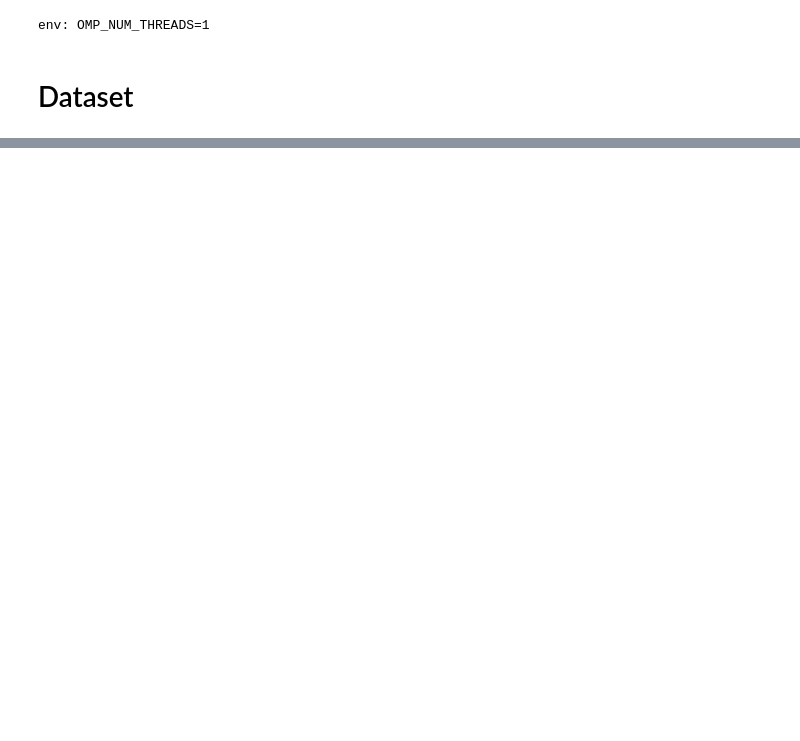
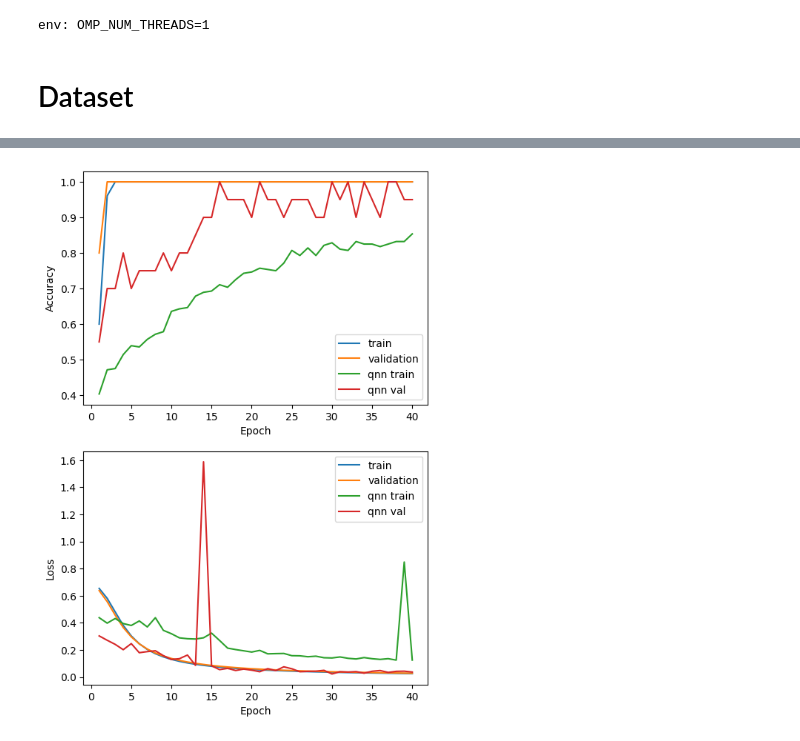
Before and after one commit to Kasymkhankhubiyev/Quatum_ML, a Jupyter notebook: GPU/PennyLane_Binary.ipynb, the cells around one changed output, grey strips where cells are left out. Saved outputs shown, nothing was run; the diff lists cells and outputs as text; code cells hidden in the pictures; blank space fills up the shorter version.

```diff
--- a/GPU/PennyLane_Binary.ipynb
+++ b/GPU/PennyLane_Binary.ipynb
@@ -185,12 +189,14 @@ def cost(var, data_input, labels):
 train_loss_history, train_acc_history = [], []
 val_loss_history, val_acc_history = [], []
 
-optimizer = qml.optimize.AdamOptimizer(stepsize=0.35)
-# optimizer = qml.GradientDescentOptimizer(stepsize=0.01)
+optimizer = qml.optimize.AdamOptimizer(stepsize=0.025)
+# optimizer = qml.GradientDescentOptimizer(stepsize=0.025)
 steps = 40
 var = np.array([0.5]*params_num, requires_grad=True)
 for step in range(steps):
     var = optimizer.step(lambda v: cost(v, trainX, trainY), var)
+
+    print(f'trainable params: {var}')
 
     predictions = np.array([classifier(var, x) for x in ValX], requires_grad=False)
     val_accuracy = accuracy(ValY, np.round(predictions))
@@ -262,0 +249,12 @@ Platform info:           Linux-5.10.147+-x86_64-with-glibc2.31
+# %%
+epochs = 40
+model = Sequential([Dense(2, activation=tf.nn.softmax, input_shape=[2]), Dense(2, activation=tf.nn.softmax)])
+model.compile(optimizer='sgd', loss='sparse_categorical_crossentropy', metrics=['accuracy'])
+train_history = model.fit(
+    trainX,
+    trainY,
+    validation_data=(ValX, ValY),
+    batch_size=2,
+    epochs=epochs,
+    verbose=2
+)
@@ -262,0 +279,27 @@ Platform info:           Linux-5.10.147+-x86_64-with-glibc2.31
+# %%
+epoch_step = 1
+steps = range(1, 41, epoch_step)
+# plt.style.use("seaborn")
+fig, (ax1, ax2) = plt.subplots(2, 1, figsize=(6, 9))
+
+ax1.plot(steps, train_history.history["accuracy"], label="train")
+ax1.plot(steps, train_history.history["val_accuracy"], label="validation")
+ax1.plot(range(1, 41), train_acc_history, label='qnn train')
+ax1.plot(range(1, 41), val_acc_history, label='qnn val')
+ax1.set_ylabel("Accuracy")
+# ax1.set_ylim([0, 1])
+ax1.set_xlabel("Epoch")
+ax1.legend()
+
+ax2.plot(steps, train_history.history["loss"], label="train")
+ax2.plot(steps, train_history.history["val_loss"], label="validation")
+ax2.plot(range(1, 41), train_loss_history, label='qnn train')
+ax2.plot(range(1, 41), val_loss_history, label='qnn val')
+ax2.set_ylabel("Loss")
+# ax2.set_ylim(top=2.5)
+ax2.set_xlabel("Epoch")
+ax2.legend()
+# plt.tight_layout()
+plt.show()
+# %% [output]
+[figure, added]
```
Also changed, not shown: parts of 27 cells of this notebook.
